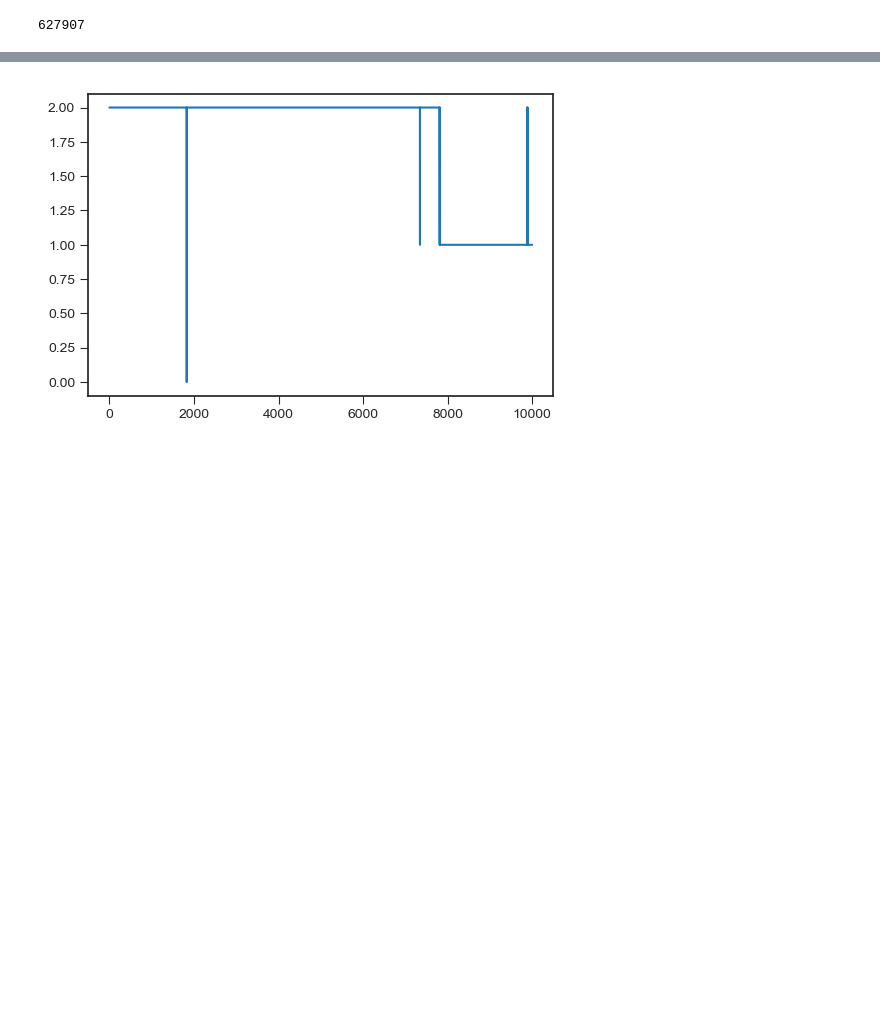
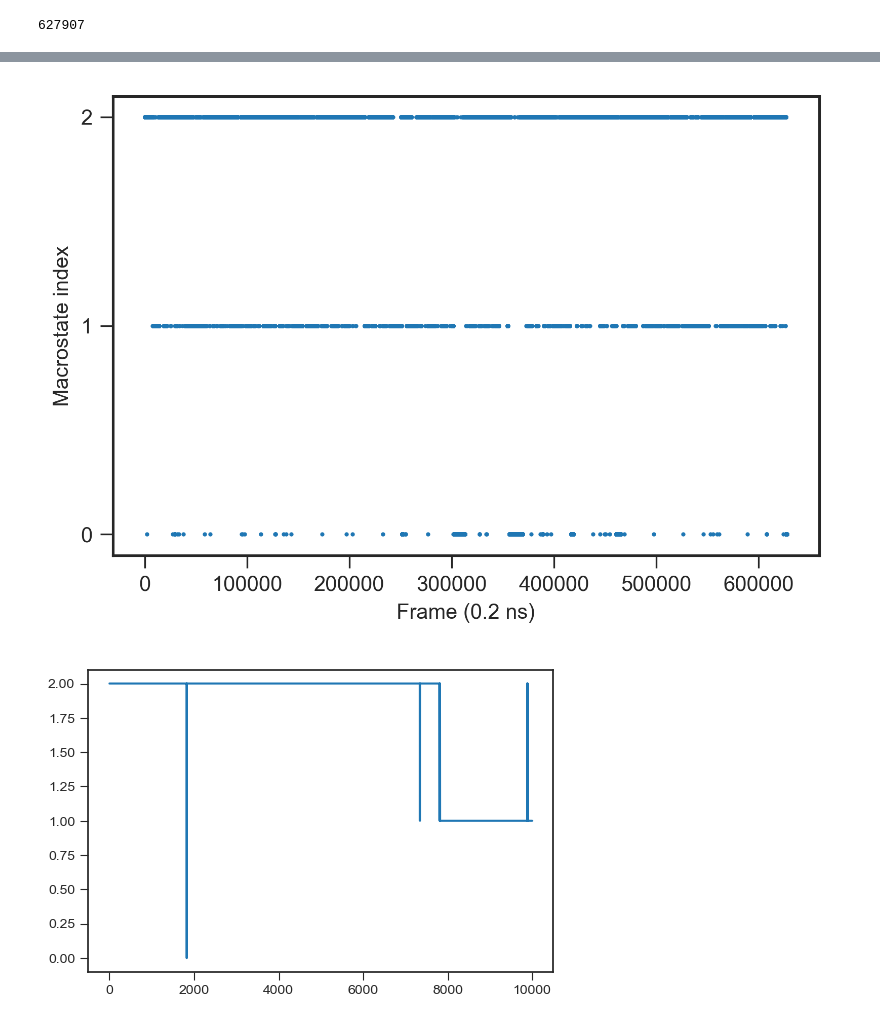
Before and after one commit to choderalab/msm-mfpt, a Jupyter notebook: vamp_scoring/automatic_eigenvalue/villin/villin_top_model.ipynb, the cells around one changed output, grey strips where cells are left out. Saved outputs shown, nothing was run; the diff lists cells and outputs as text; code cells hidden in the pictures; blank space fills up the shorter version.

```diff
--- a/vamp_scoring/automatic_eigenvalue/villin/villin_top_model.ipynb
+++ b/vamp_scoring/automatic_eigenvalue/villin/villin_top_model.ipynb
@@ -871,3 +879,12 @@ plt.show()
+# %%
+plt.figure(dpi=300)
+plt.scatter(range(len(dtrajs_macro)),np.array(dtrajs_macro), s=1)
+plt.xlabel('Frame (0.2 ns)')
+plt.ylabel('Macrostate index')
+plt.yticks([0,1,2])
+plt.show()
+# %% [output]
+[figure, added]
 # %%
 plt.figure(dpi=100)
 plt.plot(np.array(dtrajs_macro)[:10000])
```
Also changed, not shown: parts of 34 cells of this notebook, 3 other files.
